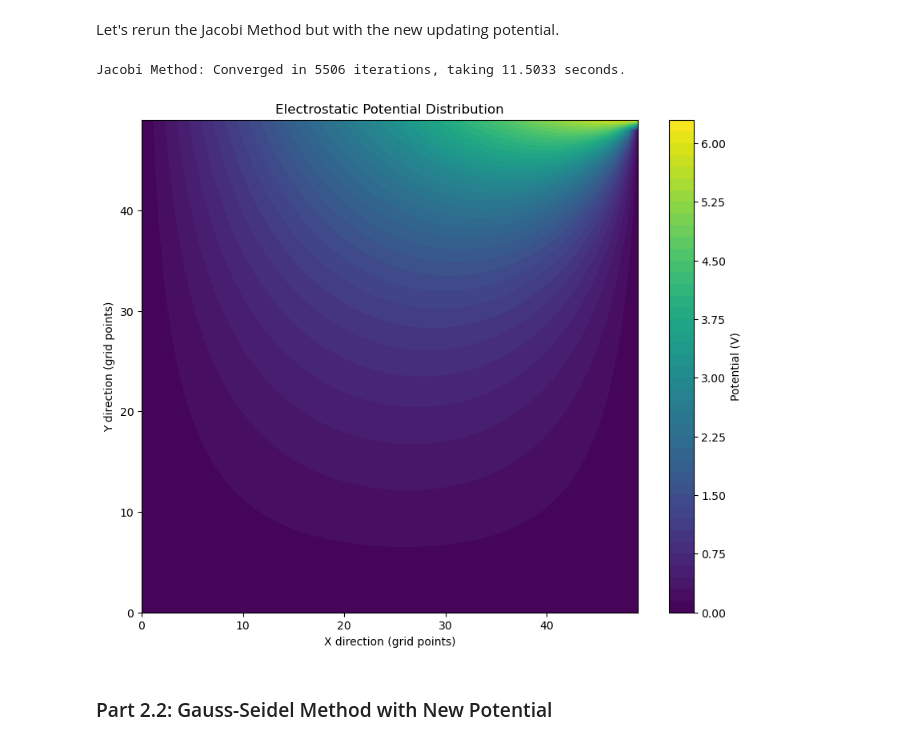
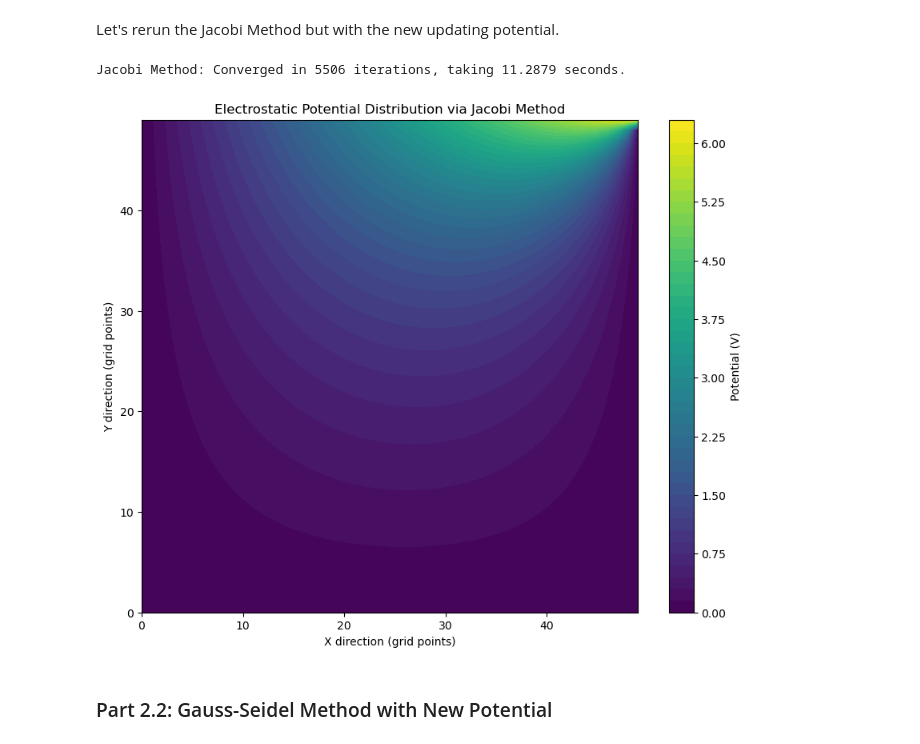
Before and after one commit to doddamre/PHY480-Semester-Project, a Jupyter notebook: PHY480-905_SemesterProject_Doddamreddy.ipynb, the cells around one changed output. Cells and saved outputs as stored; diff of their text form; code cells hidden in the pictures.

```diff
--- a/PHY480-905_SemesterProject_Doddamreddy.ipynb
+++ b/PHY480-905_SemesterProject_Doddamreddy.ipynb
@@ -472,37 +465,36 @@ def jacobi(potential, kmax=10000, tol=1e-4):
         if err < tol:
             j_time = time.time() - start_time
             return potential, k + 1, j_time
     execution_time = time.time() - start_time  # Time if not converged within kmax
     return None, kmax, j_time
 
 # Problem setup
 L, H = 1.0, 1.0  # Pipe dimensions
 Nx, Ny = 50, 50  # Grid size
 V_0 = np.linspace(0,2*np.pi)  # Boundary condition at the top
 
 # Initialize potential array and set boundary conditions
 potential = np.zeros((Ny, Nx))
 potential[:, 0] = 0  # Left side
 potential[:, -1] = 0  # Right side
 potential[0, :] = 0  # Bottom side
 potential[-1, :] = V_0  # Top side
 
-# Solve using the Jacobi method
 solved_potential, j_iterations, j_time = jacobi(potential)
 print(f"Jacobi Method: Converged in {j_iterations} iterations, taking {j_time:.4f} seconds.")
 
 # Visualization created only if convergence occurred
 if solved_potential is not None:
     plt.figure(figsize=(10, 8))
     plt.contourf(solved_potential, 50, cmap='viridis')
     plt.colorbar(label='Potential (V)')
-    plt.title('Electrostatic Potential Distribution')
+    plt.title('Electrostatic Potential Distribution via Jacobi Method')
     plt.xlabel('X direction (grid points)')
     plt.ylabel('Y direction (grid points)')
     plt.show()
 # %% [output]
-Jacobi Method: Converged in 5506 iterations, taking 11.5033 seconds.
+Jacobi Method: Converged in 5506 iterations, taking 11.2879 seconds.
-[figure, old version]
+[figure, new version]
 # %% [markdown]
 ### Part 2.2: Gauss-Seidel Method with New Potential
 # %%
```
Also changed, not shown: parts of 12 cells of this notebook.
